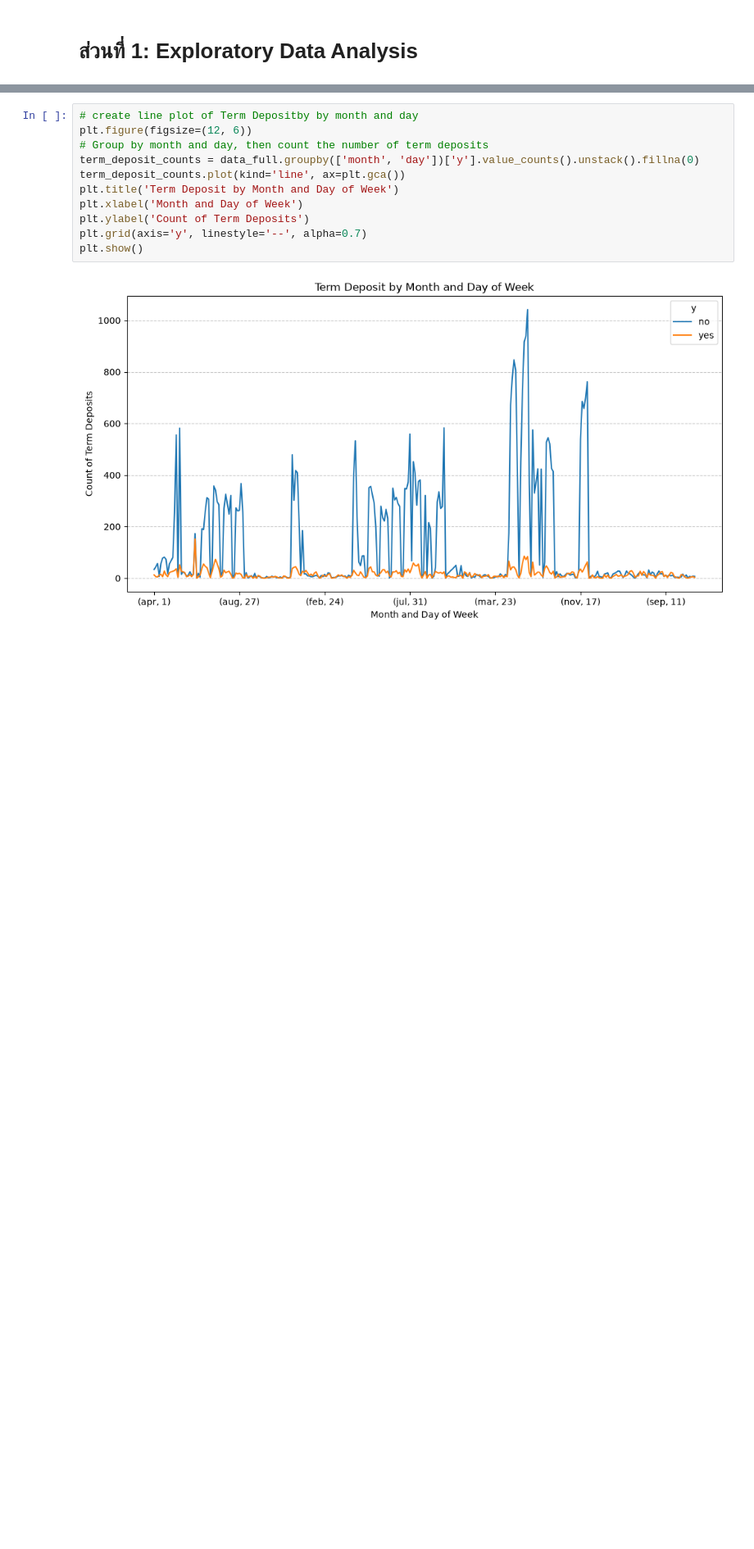
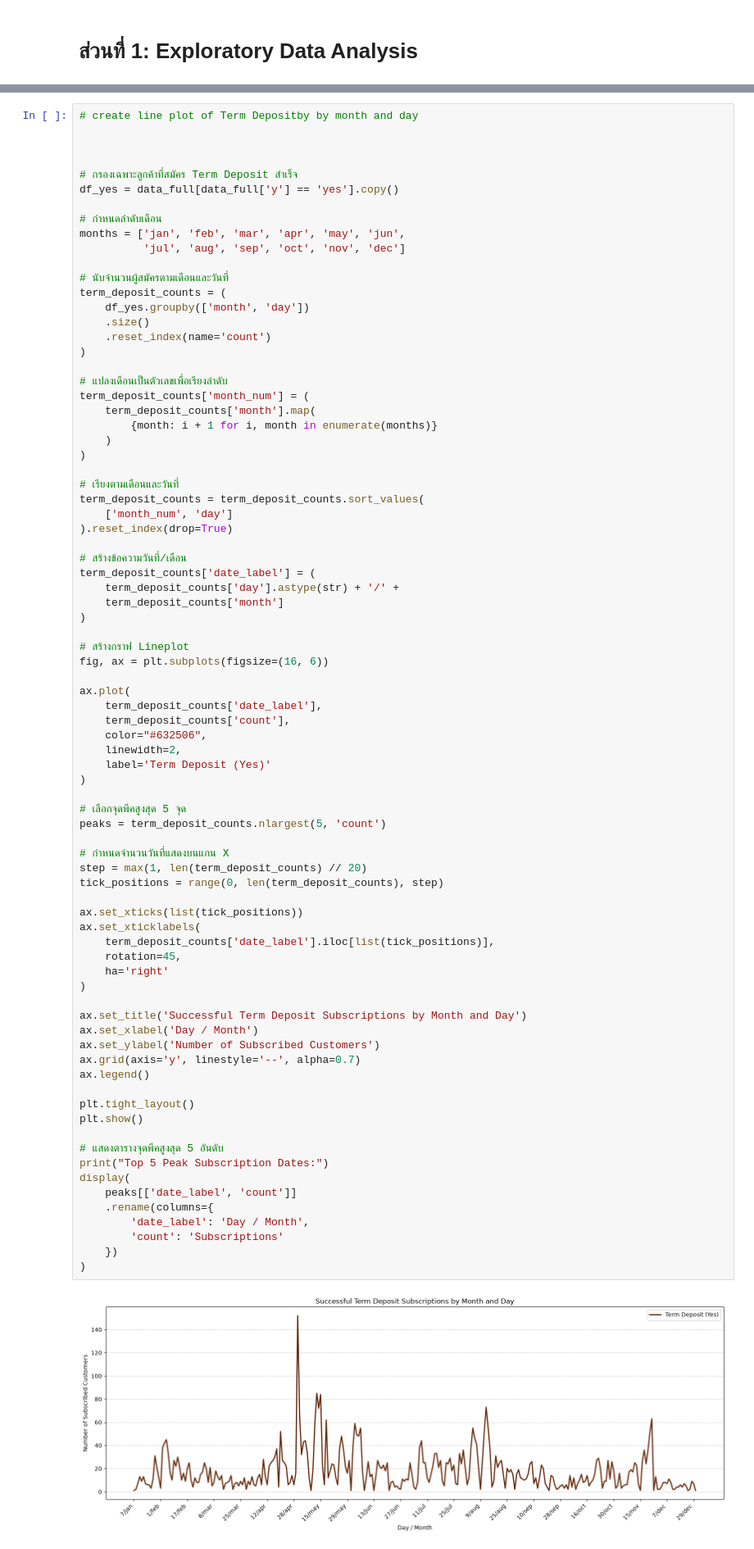
Before and after one commit to TKishioru/DPU.DT, a Jupyter notebook: DT514 วิทยาการข้อมูลและการวิเคราะห์ข้อมูลขนาดใหญ่/Midterm/anwser.ipynb, the cells around one changed output, grey strips where cells are left out. Shown at 82% size. Saved outputs shown, nothing was run; the diff lists cells and outputs as text; blank space fills up the shorter version.

```diff
--- a/DT514 วิทยาการข้อมูลและการวิเคราะห์ข้อมูลขนาดใหญ่/Midterm/anwser.ipynb
+++ b/DT514 วิทยาการข้อมูลและการวิเคราะห์ข้อมูลขนาดใหญ่/Midterm/anwser.ipynb
@@ -363,14 +578,83 @@ plt.show()
 จงวิเคราะห์รูปแบบการสมัคร Term Deposit (y) ตามตัวแปร month และ day โดยใช้ Lineplot หรือ Barplot พร้อมอธิบายว่ามีรูปแบบตามฤดูกาล (Seasonality) หรือช่วงเวลาที่ลูกค้ามีอัตราการสมัครสูงเป็นพิเศษหรือไม่
 # %%
 # create line plot of Term Depositby by month and day
-plt.figure(figsize=(12, 6))
-# Group by month and day, then count the number of term deposits
-term_deposit_counts = data_full.groupby(['month', 'day'])['y'].value_counts().unstack().fillna(0)
-term_deposit_counts.plot(kind='line', ax=plt.gca())
-plt.title('Term Deposit by Month and Day of Week')
-plt.xlabel('Month and Day of Week')
-plt.ylabel('Count of Term Deposits')
-plt.grid(axis='y', linestyle='--', alpha=0.7)
+
+
+
+# กรองเฉพาะลูกค้าที่สมัคร Term Deposit สำเร็จ
+df_yes = data_full[data_full['y'] == 'yes'].copy()
+
+# กำหนดลำดับเดือน
+months = ['jan', 'feb', 'mar', 'apr', 'may', 'jun',
+          'jul', 'aug', 'sep', 'oct', 'nov', 'dec']
+
+# นับจำนวนผู้สมัครตามเดือนและวันที่
+term_deposit_counts = (
+    df_yes.groupby(['month', 'day'])
+    .size()
+    .reset_index(name='count')
+)
+
+# แปลงเดือนเป็นตัวเลขเพื่อเรียงลำดับ
+term_deposit_counts['month_num'] = (
+    term_deposit_counts['month'].map(
+        {month: i + 1 for i, month in enumerate(months)}
+    )
+)
+
+# เรียงตามเดือนและวันที่
+term_deposit_counts = term_deposit_counts.sort_values(
+    ['month_num', 'day']
+).reset_index(drop=True)
+
+# สร้างข้อความวันที่/เดือน
+term_deposit_counts['date_label'] = (
+    term_deposit_counts['day'].astype(str) + '/' +
+    term_deposit_counts['month']
+)
+
+# สร้างกราฟ Lineplot
+fig, ax = plt.subplots(figsize=(16, 6))
+
+ax.plot(
+    term_deposit_counts['date_label'],
+    term_deposit_counts['count'],
+    color="#632506",
+    linewidth=2,
+    label='Term Deposit (Yes)'
+)
+
+# เลือกจุดพีคสูงสุด 5 จุด
+peaks = term_deposit_counts.nlargest(5, 'count')
+
+# กำหนดจำนวนวันที่แสดงบนแกน X
+step = max(1, len(term_deposit_counts) // 20)
+tick_positions = range(0, len(term_deposit_counts), step)
+
+ax.set_xticks(list(tick_positions))
+ax.set_xticklabels(
+    term_deposit_counts['date_label'].iloc[list(tick_positions)],
+    rotation=45,
+    ha='right'
+)
+
+ax.set_title('Successful Term Deposit Subscriptions by Month and Day')
+ax.set_xlabel('Day / Month')
+ax.set_ylabel('Number of Subscribed Customers')
+ax.grid(axis='y', linestyle='--', alpha=0.7)
+ax.legend()
+
+plt.tight_layout()
 plt.show()
+
+# แสดงตารางจุดพีคสูงสุด 5 อันดับ
+print("Top 5 Peak Subscription Dates:")
+display(
+    peaks[['date_label', 'count']]
+    .rename(columns={
+        'date_label': 'Day / Month',
+        'count': 'Subscriptions'
+    })
+)
 # %% [output]
-[figure, old version]
+[figure, new version]
```
Also changed, not shown: parts of 46 cells of this notebook, 1 other file.
